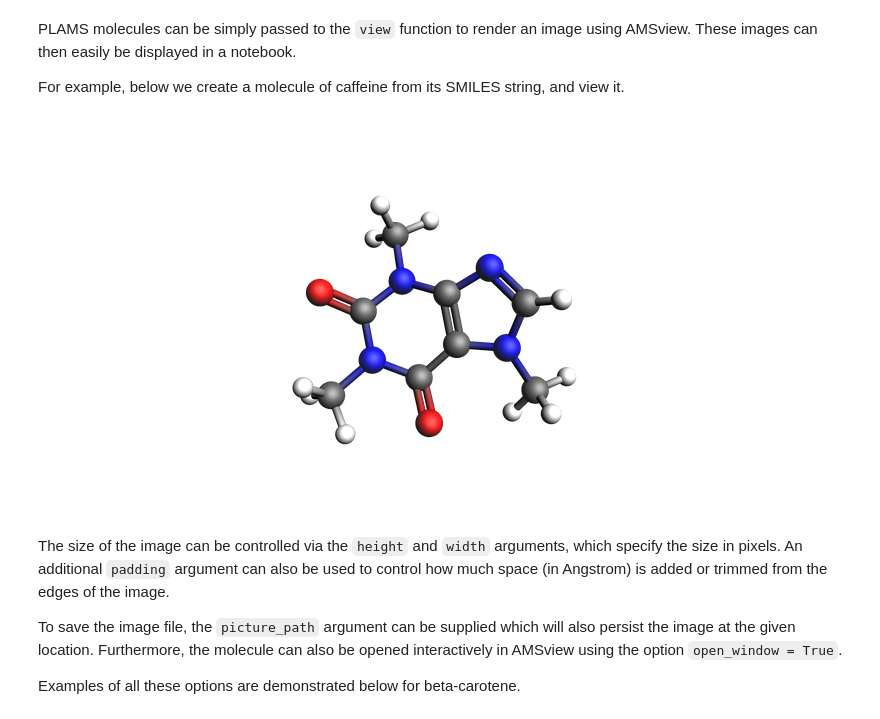
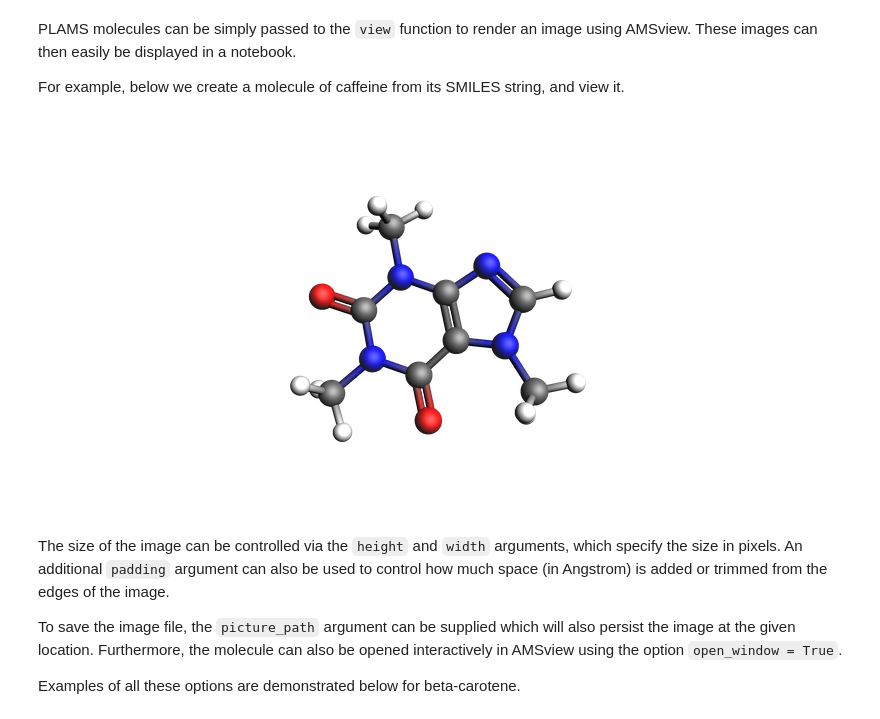
Before and after one commit to SCM-NV/PLAMS, a Jupyter notebook: examples/Visualization/visualization.ipynb, the cells around one changed output. Cells and saved outputs as stored; diff of their text form; code cells hidden in the pictures.

```diff
--- a/examples/Visualization/visualization.ipynb
+++ b/examples/Visualization/visualization.ipynb
@@ -9,10 +9,10 @@ For example, below we create a molecule of caffeine from its SMILES string, and
 # %%
 import scm.plams as plams
 
-caffeine = plams.from_smiles("CN1C=NC2=C1C(=O)N(C(=O)N2C)C")
+caffeine = plams.from_smiles("CN1C=NC2=C1C(=O)N(C(=O)N2C)C", forcefield="uff")
 plams.view(caffeine)
 # %% [output]
-[figure, old version]
+[figure, new version]
 # %% [markdown]
 The size of the image can be controlled via the `height` and `width` arguments, which specify the size in pixels. An additional `padding` argument can also be used to control how much space (in Angstrom) is added or trimmed from the edges of the image.
 
```
Also changed, not shown: parts of 10 cells of this notebook, 13 other files.
